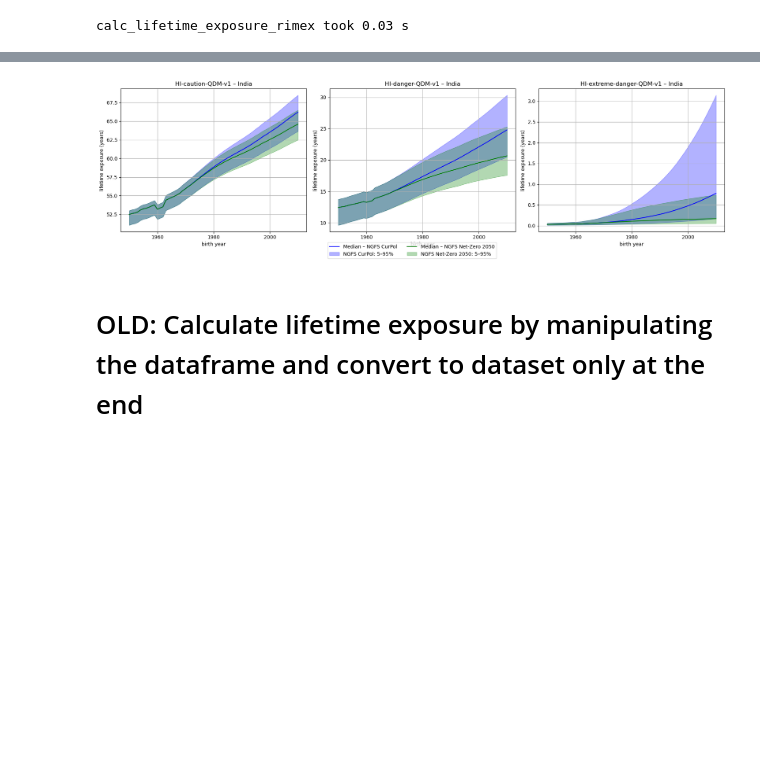
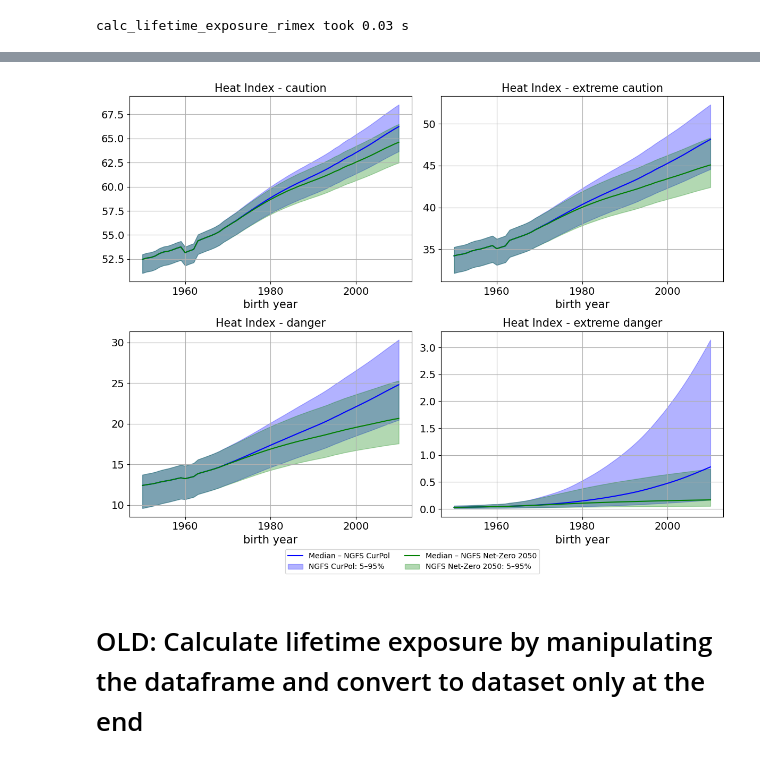
Before and after one commit to rosapietroiusti/dem4cli, a Jupyter notebook: notebooks/dem4cli-rime-x.ipynb, the cells around one changed output, grey strips where cells are left out. Saved outputs shown, nothing was run; the diff lists cells and outputs as text; code cells hidden in the pictures; blank space fills up the shorter version.

```diff
--- a/notebooks/dem4cli-rime-x.ipynb
+++ b/notebooks/dem4cli-rime-x.ipynb
@@ -55,5 +55,5 @@ if country == 'India':
     elif state == 'Kerala':
         ISO = 'IN.KL'
 # %%
-indicators = ['HI-caution-QDM-v1', 'HI-danger-QDM-v1', 'HI-extreme-danger-QDM-v1']
+indicators = ['HI-caution-QDM-v1', 'HI-extreme-caution-QDM-v1', 'HI-danger-QDM-v1', 'HI-extreme-danger-QDM-v1']
 scenarios = ['NGFS-CurPol', 'NGFS-Net-Zero-2050']
@@ -332,8 +397,9 @@ high_quantile = 1 - low_quantile
 indicator_list = df_ts_quantiles_melted['indicator'].unique()
 scenario_list = df_ts_quantiles_melted['scenario'].unique()
 
-#fig, axs = plt.subplots(nrows=2, ncols=2, figsize=(12, 9))
-fig, axs = plt.subplots(nrows=1, ncols=3, figsize=(18, 5))
+fig, axs = plt.subplots(nrows=2, ncols=2, figsize=(12, 7))
+#fig, axs = plt.subplots(nrows=1, ncols=3, figsize=(18, 5))
+#fig, axs = plt.subplots(nrows=2, ncols=3, figsize=(18, 5))
 axs = axs.flatten() if len(indicator_list) > 1 else [axs]
 
 for ind_index, ind in enumerate(indicator_list):
@@ -352,7 +418,8 @@ for ind_index, ind in enumerate(indicator_list):
                          color=colors[scen_index], alpha=0.3, label=f'scen - {int(low_quantile*100)}th–{int(high_quantile*100)}th Percentile')
 
      # Set labels, titles and grid
-    axs[ind_index].set_xlabel('Year')
+    axs[ind_index].set_xlabel('Year', fontsize=15)
+    axs[ind_index].tick_params(axis='both', labelsize=14)  # Increase tick label font size
 
     if ind in ['HI-caution', 'HI-danger', 'fwixd', 'heavy_precipitation_days', 'HI-caution-QDM-v1', 'HI-danger-QDM-v1', 'HI-extreme-danger-QDM-v1']:
         axs[ind_index].set_ylabel('days per year')
@@ -360,7 +427,8 @@ for ind_index, ind in enumerate(indicator_list):
         axs[ind_index].set_ylabel('area affected (%)')
 
     if country == state:
-        axs[ind_index].set_title(f'{ind} - {country}')
+        #axs[ind_index].set_title(f'{ind} - {country}')
+        axs[ind_index].set_title(f'{ind_names[ind]}', fontsize=15)
     else:
         axs[ind_index].set_title(f'{ind} - {state} ({country})')
     axs[ind_index].grid(True)
@@ -368,7 +436,7 @@ for ind_index, ind in enumerate(indicator_list):
 
 # Add a column legend
 handles, labels = axs[ind_index].get_legend_handles_labels()
-fig.legend(handles, labels, loc='lower center', ncol=2, bbox_to_anchor=(0.5, -0.1))
+fig.legend(handles, labels, loc='lower center', ncol=2, bbox_to_anchor=(0.5, -0.15), fontsize=15)
 
 plt.tight_layout()
 plt.show()
@@ -396,3 +465,17 @@ Data variables:
 # %%
 # Convert lifetime exposure from cumulated days to cumulated years
-ds_lifetime_exp_toplot = ds_lifetime_exp / 365.25
+#ds_lifetime_exp_toplot = ds_lifetime_exp / 365.25
+
+#for ind, should_not_divide in ind_annual_bool.items():
+#    if not should_not_divide:
+#        ds_lifetime_exp_toplot[ind] = ds_lifetime_exp[ind] / 365.25
+#    else:
+#        ds_lifetime_exp_toplot[ind] = ds_lifetime_exp[ind]
+ds_lifetime_exp_toplot = xr.Dataset()
+
+for ind in indicators:
+    should_not_divide = ind_annual_bool[ind]
+    if not should_not_divide:
+        ds_lifetime_exp_toplot[ind] = ds_lifetime_exp[ind] / 365.25
+    else:
+        ds_lifetime_exp_toplot[ind] = ds_lifetime_exp[ind]
@@ -407,8 +504,9 @@ high_q = 0.95
 scenario_list = ds_lifetime_exp_toplot.scenario.values
 indicator_list = list(ds_lifetime_exp_toplot.data_vars)
 
-#fig, axs = plt.subplots(nrows=2, ncols=2, figsize=(12, 9))
-fig, axs = plt.subplots(nrows=1, ncols=3, figsize=(18, 5))
+fig, axs = plt.subplots(nrows=2, ncols=2, figsize=(12, 9))
+#fig, axs = plt.subplots(nrows=1, ncols=3, figsize=(18, 5))
+#fig, axs = plt.subplots(nrows=2, ncols=3, figsize=(18, 7))
 axs = axs.flatten() if len(indicators) > 1 else [axs]
 
 for ind_idx, ind in enumerate(indicator_list):
@@ -438,37 +536,39 @@ for ind_idx, ind in enumerate(indicator_list):
         # Fill uncertainty range
         axs[ind_idx].fill_between(
             birth_years,
             low,
             high,
             color=colors[scen_idx],
             alpha=0.3,
             label=f'{scen}: {int(low_q*100)}–{int(high_q*100)}%'
         )
 
     # Axis styling
     if country == state:
-        axs[ind_idx].set_title(f'{ind} – {country}')
+        #axs[ind_idx].set_title(f'{ind} – {country}')
+        axs[ind_idx].set_title(f'{ind_names[ind]}', fontsize=15)
     else:
         axs[ind_idx].set_title(f'{ind} – {state} ({country})')
-    axs[ind_idx].set_xlabel('birth year')
-    axs[ind_idx].set_ylabel('lifetime exposure (years)')
+    axs[ind_idx].set_xlabel('birth year', fontsize=15)
+    #axs[ind_idx].set_ylabel('lifetime exposure (years)')
+    axs[ind_idx].tick_params(axis='both', labelsize=14)  # Increase tick label font size
     axs[ind_idx].grid(True)
     axs[ind_idx].xaxis.set_major_locator(MultipleLocator(tick_interval))
 
 # Shared legend (column legend)
 handles, labels = axs[-1].get_legend_handles_labels()
 fig.legend(
     handles,
     labels,
     loc='lower center',
     ncol=2,
     bbox_to_anchor=(0.5, -0.05)
 )
 
 plt.tight_layout()
 plt.show()
 # %% [output]
-[figure, old version]
+[figure, new version]
 # %% [markdown]
 # OLD: Calculate lifetime exposure by manipulating the dataframe and convert to dataset only at the end
 # %%
```
Also changed, not shown: parts of 14 cells of this notebook.
